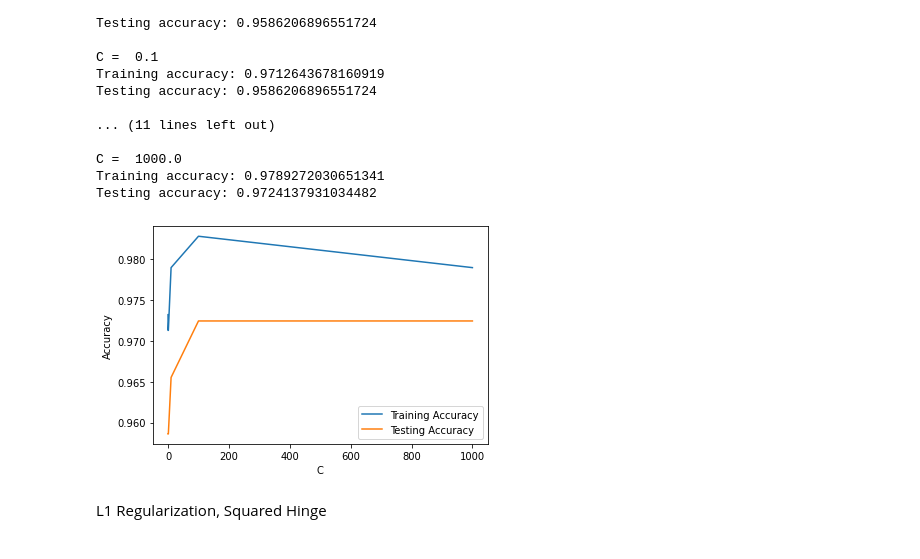
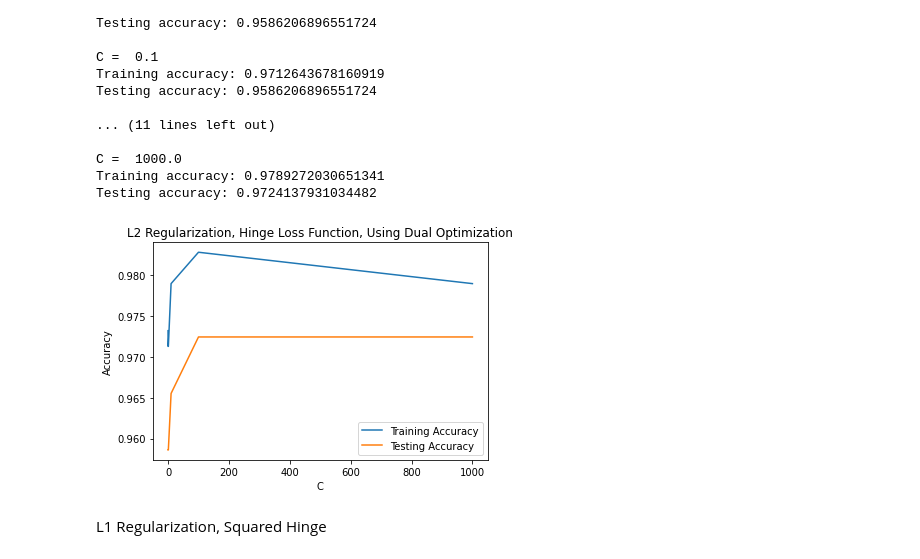
Before and after one commit to apurbaanik/ML_Final_Project_NBA, a Jupyter notebook: ML_Final_Project_SVM.ipynb, the cells around one changed output. Saved outputs shown, nothing was run; the diff lists cells and outputs as text; code cells hidden in the pictures.

```diff
--- a/ML_Final_Project_SVM.ipynb
+++ b/ML_Final_Project_SVM.ipynb
@@ -190,12 +190,13 @@ Testing accuracy: 0.9724137931034482
 # %%
 plt.plot(Cs, train_acc, label = "Training Accuracy")
 plt.plot(Cs, test_acc, label = "Testing Accuracy")
+plt.title("L2 Regularization, Hinge Loss Function, Using Dual Optimization")
 plt.xlabel("C")
 plt.ylabel("Accuracy")
 plt.legend()
 plt.show()
 # %% [output]
-[figure, old version]
+[figure, new version]
 # %% [markdown]
 L1 Regularization, Squared Hinge
 # %%
```
Also changed, not shown: parts of 17 cells of this notebook.
